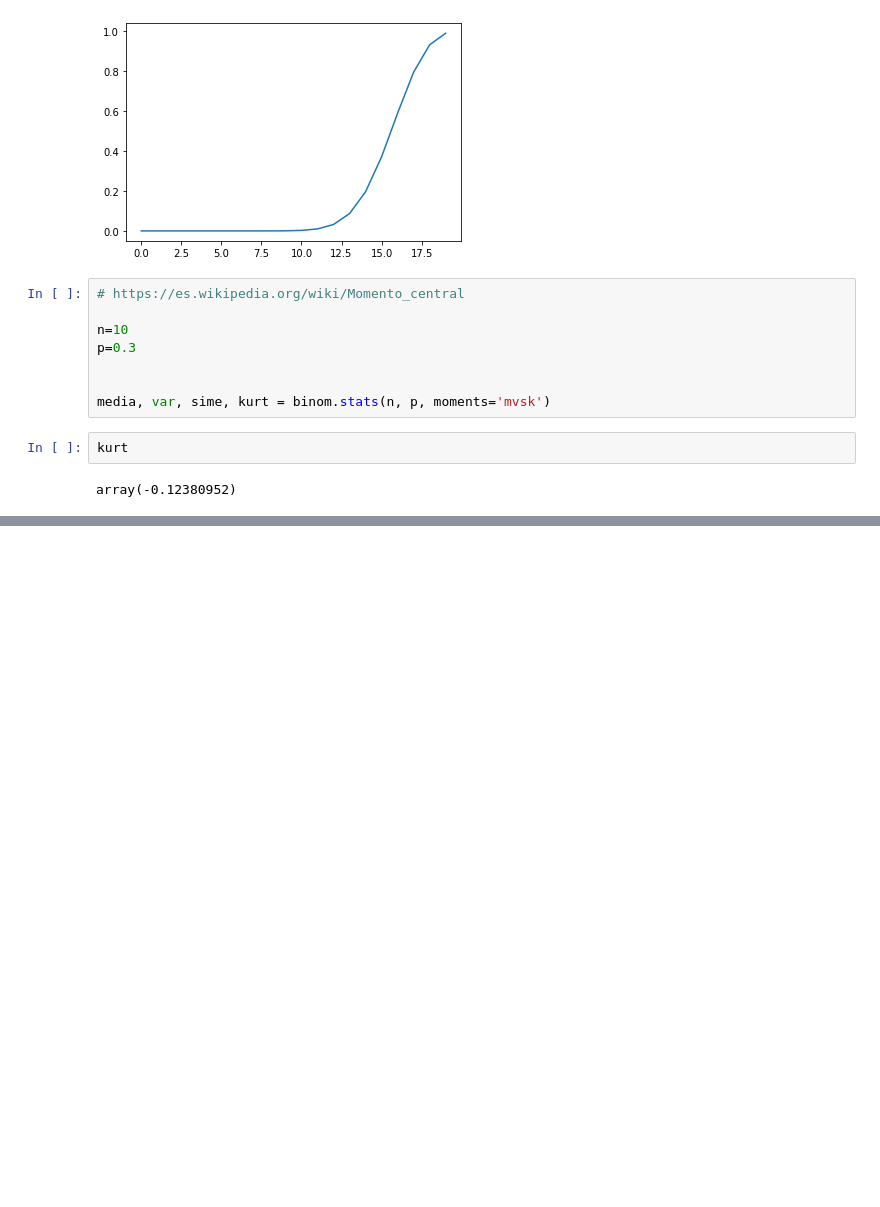
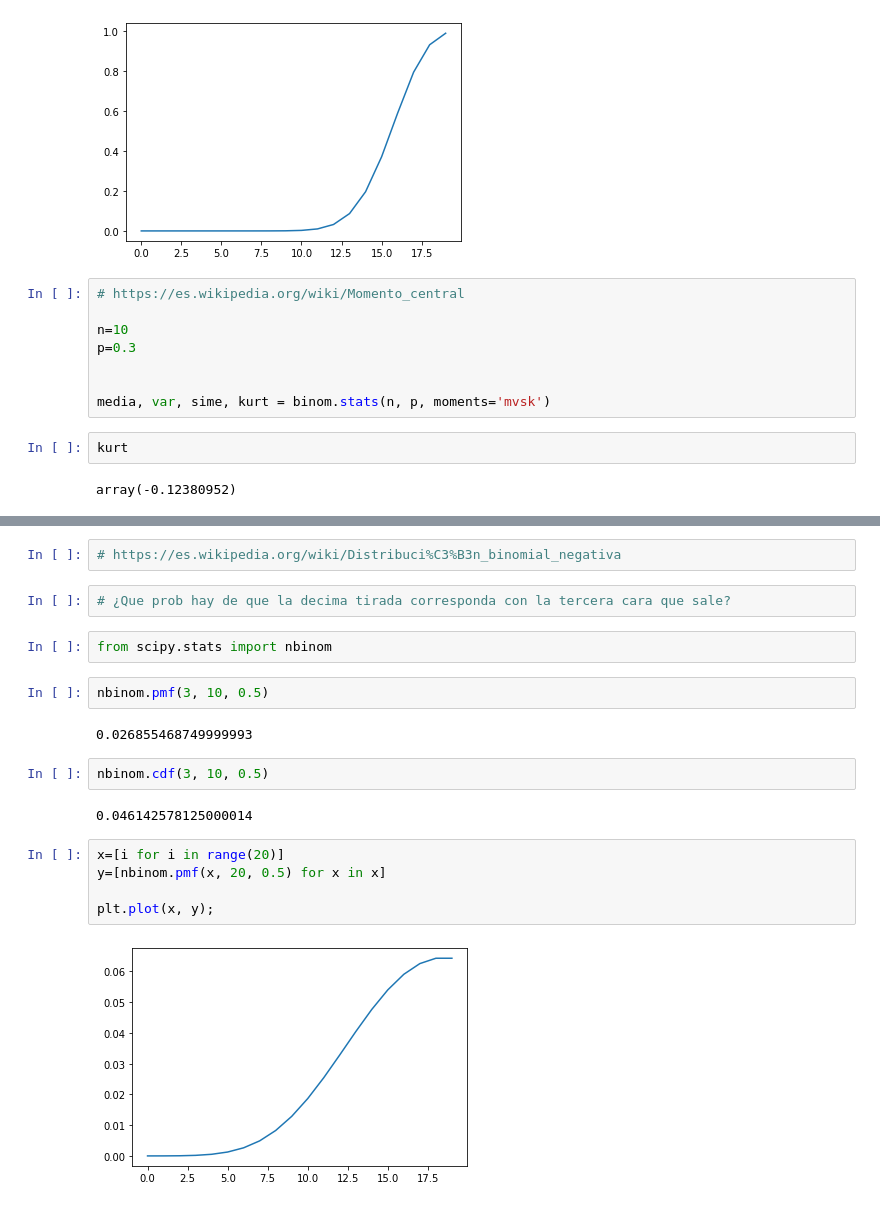
Before and after one commit to YonatanRA/clases_datamex0320, a Jupyter notebook: w5_d1 - Intro PyE.ipynb, the cells around one changed output, grey strips where cells are left out. Saved outputs shown, nothing was run; the diff lists cells and outputs as text; blank space fills up the shorter version.

```diff
--- a/w5_d1 - Intro PyE.ipynb
+++ b/w5_d1 - Intro PyE.ipynb
@@ -63,0 +67,21 @@ array(-0.12380952)
+# %%
+# https://es.wikipedia.org/wiki/Distribuci%C3%B3n_binomial_negativa
+# %%
+# ¿Que prob hay de que la decima tirada corresponda con la tercera cara que sale?
+# %%
+from scipy.stats import nbinom
+# %%
+nbinom.pmf(3, 10, 0.5)
+# %% [output]
+0.026855468749999993
+# %%
+nbinom.cdf(3, 10, 0.5)
+# %% [output]
+0.046142578125000014
+# %%
+x=[i for i in range(20)]
+y=[nbinom.pmf(x, 20, 0.5) for x in x]
+
+plt.plot(x, y);
+# %% [output]
+[figure, added]
```
Also changed, not shown: parts of 35 cells of this notebook.
